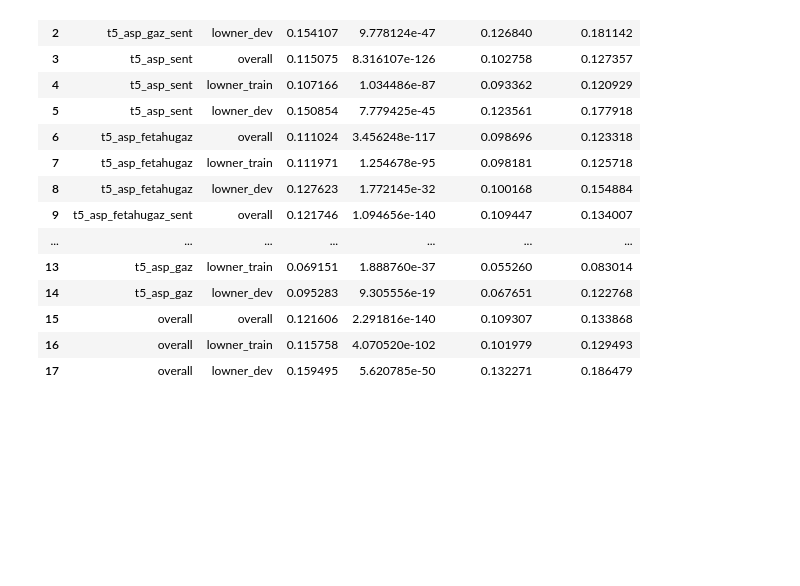
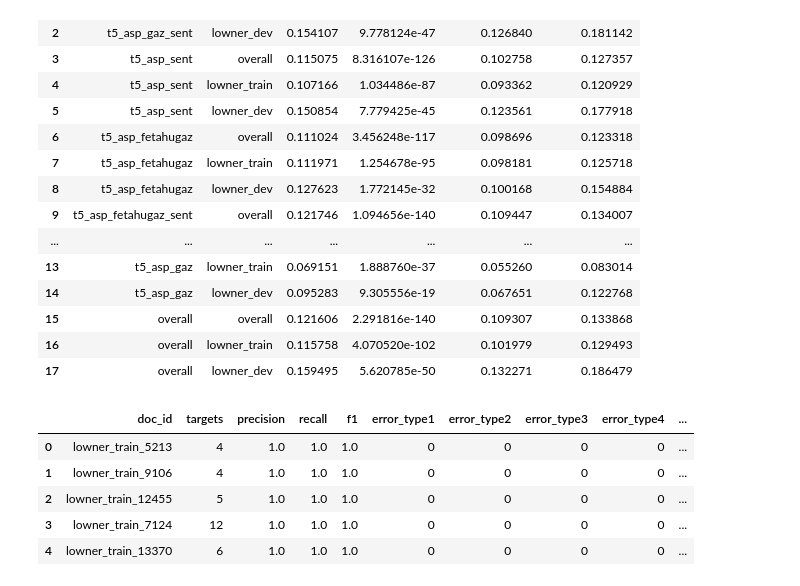
Before and after one commit to roebbert92/thesis, a Jupyter notebook: experiment_01.ipynb, the cells around one changed output. Cells and saved outputs as stored; diff of their text form; code cells hidden in the pictures; blank space fills up the shorter version.

```diff
--- a/experiment_01.ipynb
+++ b/experiment_01.ipynb
@@ -541,3 +541,17 @@ correlation_table
 | 15 | overall | overall | 0.121606 | 2.291816e-140 | 0.109307 | 0.133868 |
 | 16 | overall | lowner_train | 0.115758 | 4.070520e-102 | 0.101979 | 0.129493 |
 | 17 | overall | lowner_dev | 0.159495 | 5.620785e-50 | 0.132271 | 0.186479 |
+# %%
+import pandas as pd
+import os
+
+model_metrics_df = pd.read_pickle(
+    os.path.join("experiments",
+                 "01_performance", "model_metrics_df.pkl"))
+# %% [output]
+|  | doc_id | targets | precision | recall | f1 | error_type1 | error_type2 | error_type3 | error_type4 | ... |
+| 0 | lowner_train_5213 | 4 | 1.0 | 1.0 | 1.0 | 0 | 0 | 0 | 0 | ... |
+| 1 | lowner_train_9106 | 4 | 1.0 | 1.0 | 1.0 | 0 | 0 | 0 | 0 | ... |
+| 2 | lowner_train_12455 | 5 | 1.0 | 1.0 | 1.0 | 0 | 0 | 0 | 0 | ... |
+| 3 | lowner_train_7124 | 12 | 1.0 | 1.0 | 1.0 | 0 | 0 | 0 | 0 | ... |
+| 4 | lowner_train_13370 | 6 | 1.0 | 1.0 | 1.0 | 0 | 0 | 0 | 0 | ... |
```
Also changed, not shown: parts of 3 cells of this notebook, 2 other files.
